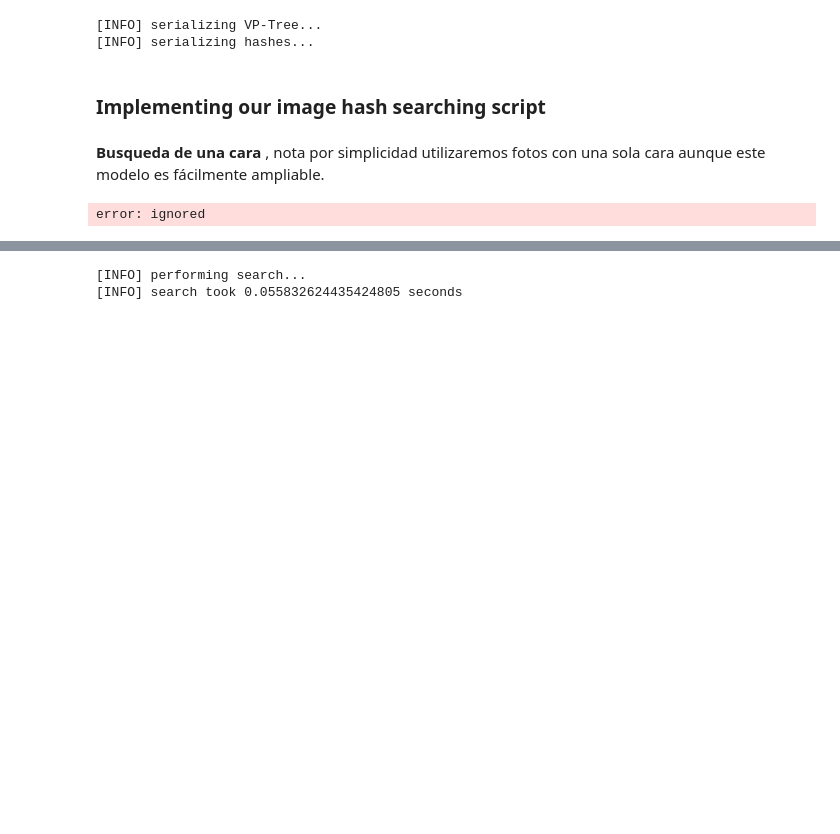
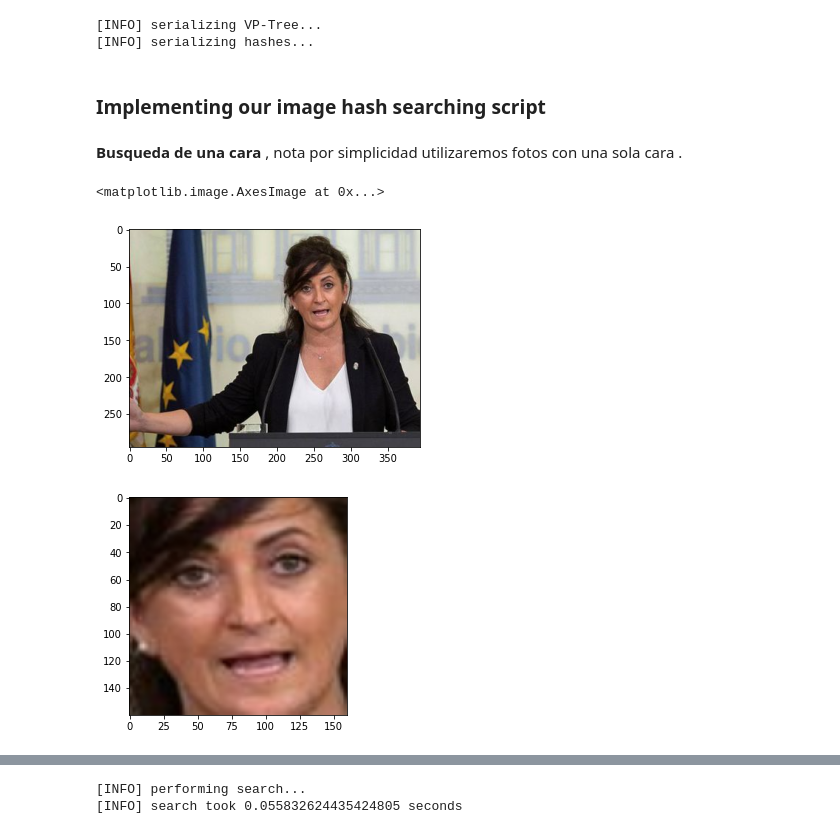
Before and after one commit to IA2021UR/trabajo-ia-en-la-comunidad-de-la-rioja-equipo-1, a Jupyter notebook: hashing_search_engine.ipynb, the cells around one changed output, grey strips where cells are left out. Drawn from its saved outputs; the diff is of its cells as text; code cells hidden in the pictures; blank space fills up the shorter version.

```diff
--- a/hashing_search_engine.ipynb
+++ b/hashing_search_engine.ipynb
@@ -315,13 +329,22 @@ f.close()
 # %% [markdown]
 ### Implementing our image hash searching script
 # %% [markdown]
-**Busqueda de una cara** , nota por simplicidad utilizaremos fotos con una sola cara aunque este modelo es fácilmente ampliable.
+**Busqueda de una cara** , nota por simplicidad utilizaremos fotos con una sola cara .
 # %%
 #1.leemos la foto y extraemos la cara
-img=load_image('content','prueba.jpg')
+img=cv2.cvtColor(cv2.imread('/content/prueba.jpg'), cv2.COLOR_BGR2RGB)
+plt.figure()
 plt.imshow(img)
+
+#2 Detectamos la cara y la extraemos
+bboxes=detect_faces(img)
+cara= extract_faces(img,bboxes)
+plt.figure()
+plt.imshow(cara[0])
 # %% [output]
-error: ignored
+<matplotlib.image.AxesImage at 0x...>
+[figure, added]
+[figure, added]
 # %%
 # construct the argument parser and parse the arguments
 # ap = argparse.ArgumentParser()
```
Also changed, not shown: parts of 7 cells of this notebook.
